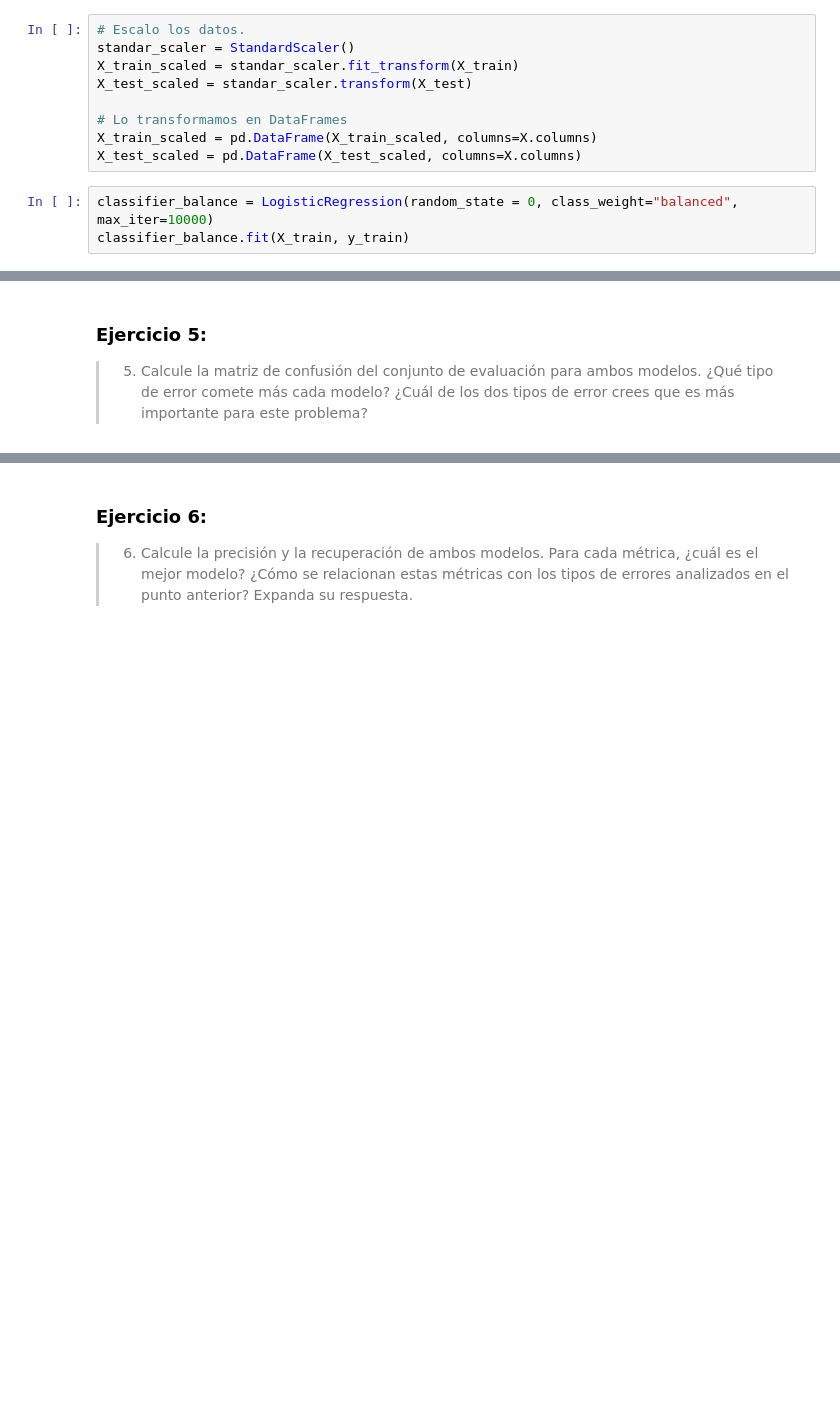
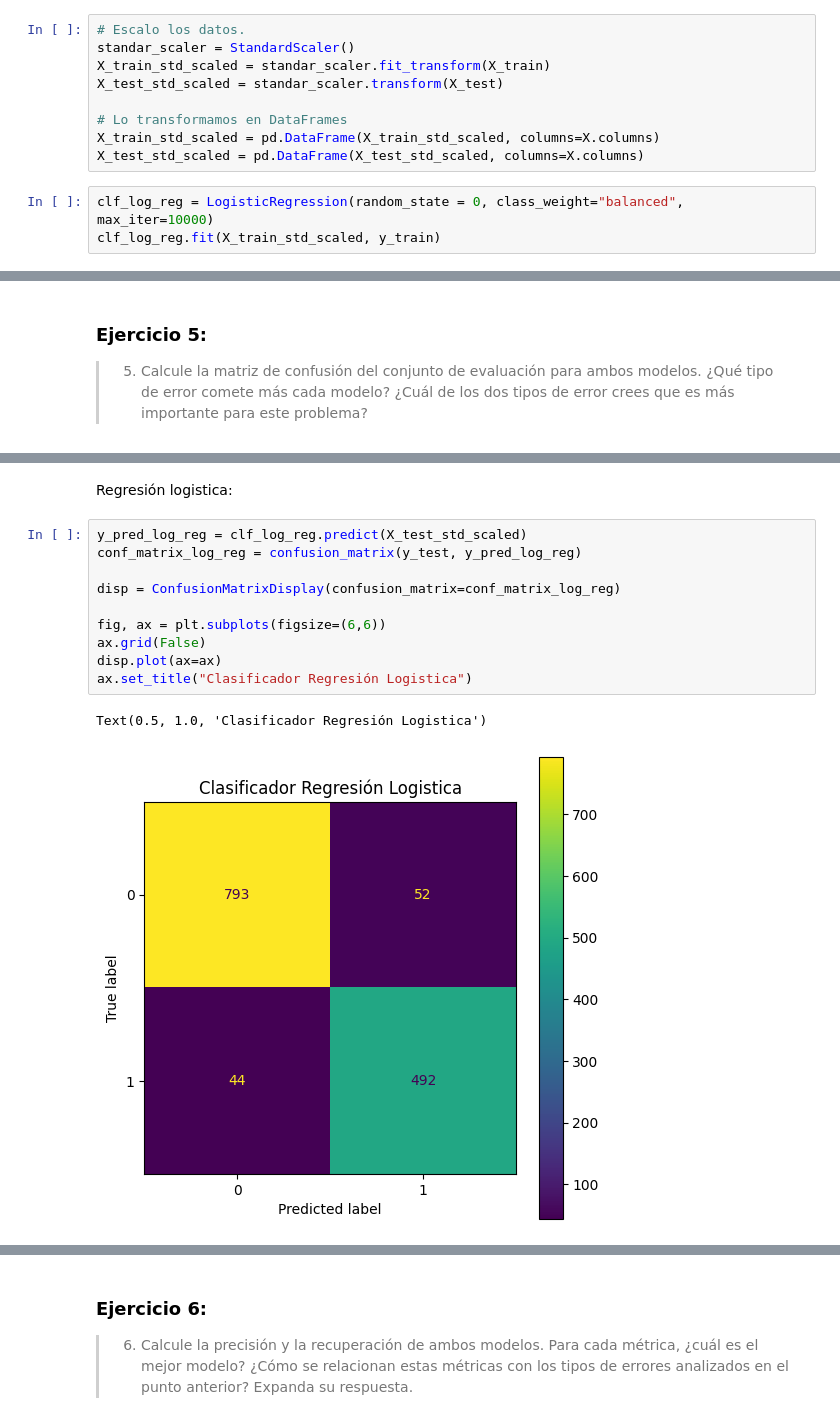
Before and after one commit to brunomaso1/uba-ceia, a Jupyter notebook: ceia-ia/practico/trabajo_practico_3/Trabajo practico 3 - Solucion.ipynb, the cells around one changed output, grey strips where cells are left out. Saved outputs shown, nothing was run; the diff lists cells and outputs as text; blank space fills up the shorter version.

```diff
--- a/ceia-ia/practico/trabajo_practico_3/Trabajo practico 3 - Solucion.ipynb
+++ b/ceia-ia/practico/trabajo_practico_3/Trabajo practico 3 - Solucion.ipynb
@@ -208,14 +254,14 @@ X_test_scaled = pd.DataFrame(X_test_scaled, columns=X.columns)
 # %%
 # Escalo los datos.
 standar_scaler = StandardScaler()
-X_train_scaled = standar_scaler.fit_transform(X_train)
-X_test_scaled = standar_scaler.transform(X_test)
+X_train_std_scaled = standar_scaler.fit_transform(X_train)
+X_test_std_scaled = standar_scaler.transform(X_test)
 
 # Lo transformamos en DataFrames
-X_train_scaled = pd.DataFrame(X_train_scaled, columns=X.columns)
-X_test_scaled = pd.DataFrame(X_test_scaled, columns=X.columns)
+X_train_std_scaled = pd.DataFrame(X_train_std_scaled, columns=X.columns)
+X_test_std_scaled = pd.DataFrame(X_test_std_scaled, columns=X.columns)
 # %%
-classifier_balance = LogisticRegression(random_state = 0, class_weight="balanced", max_iter=10000)
-classifier_balance.fit(X_train, y_train)
+clf_log_reg = LogisticRegression(random_state = 0, class_weight="balanced", max_iter=10000)
+clf_log_reg.fit(X_train_std_scaled, y_train)
 # %% [output]
 LogisticRegression(class_weight='balanced', max_iter=10000, random_state=0)
@@ -225,0 +292,15 @@ LogisticRegression(class_weight='balanced', max_iter=10000, random_state=0)
+# %% [markdown]
+Regresión logistica:
+# %%
+y_pred_log_reg = clf_log_reg.predict(X_test_std_scaled)
+conf_matrix_log_reg = confusion_matrix(y_test, y_pred_log_reg)
+
+disp = ConfusionMatrixDisplay(confusion_matrix=conf_matrix_log_reg)
+
+fig, ax = plt.subplots(figsize=(6,6))
+ax.grid(False)
+disp.plot(ax=ax)
+ax.set_title("Clasificador Regresión Logistica")
+# %% [output]
+Text(0.5, 1.0, 'Clasificador Regresión Logistica')
+[figure, added]
```
Also changed, not shown: parts of 23 cells of this notebook, 2 other files.
